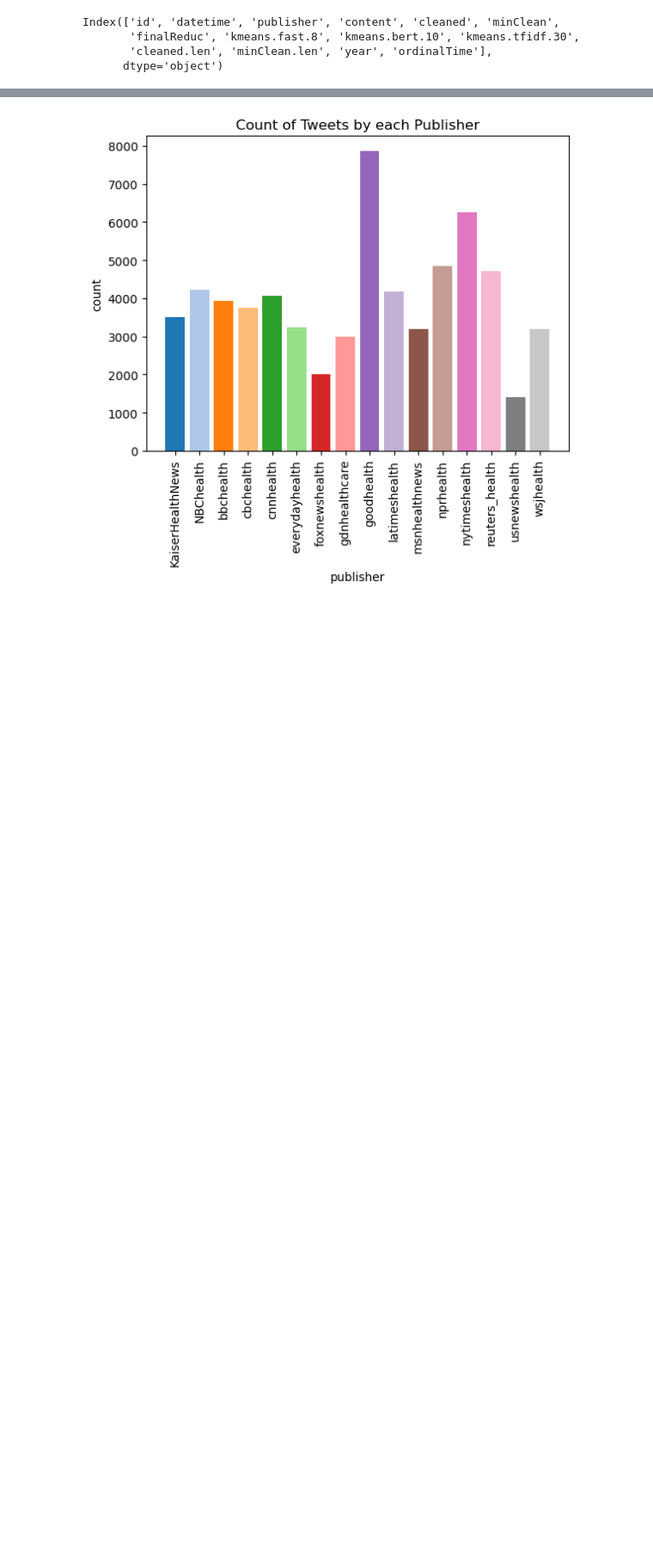
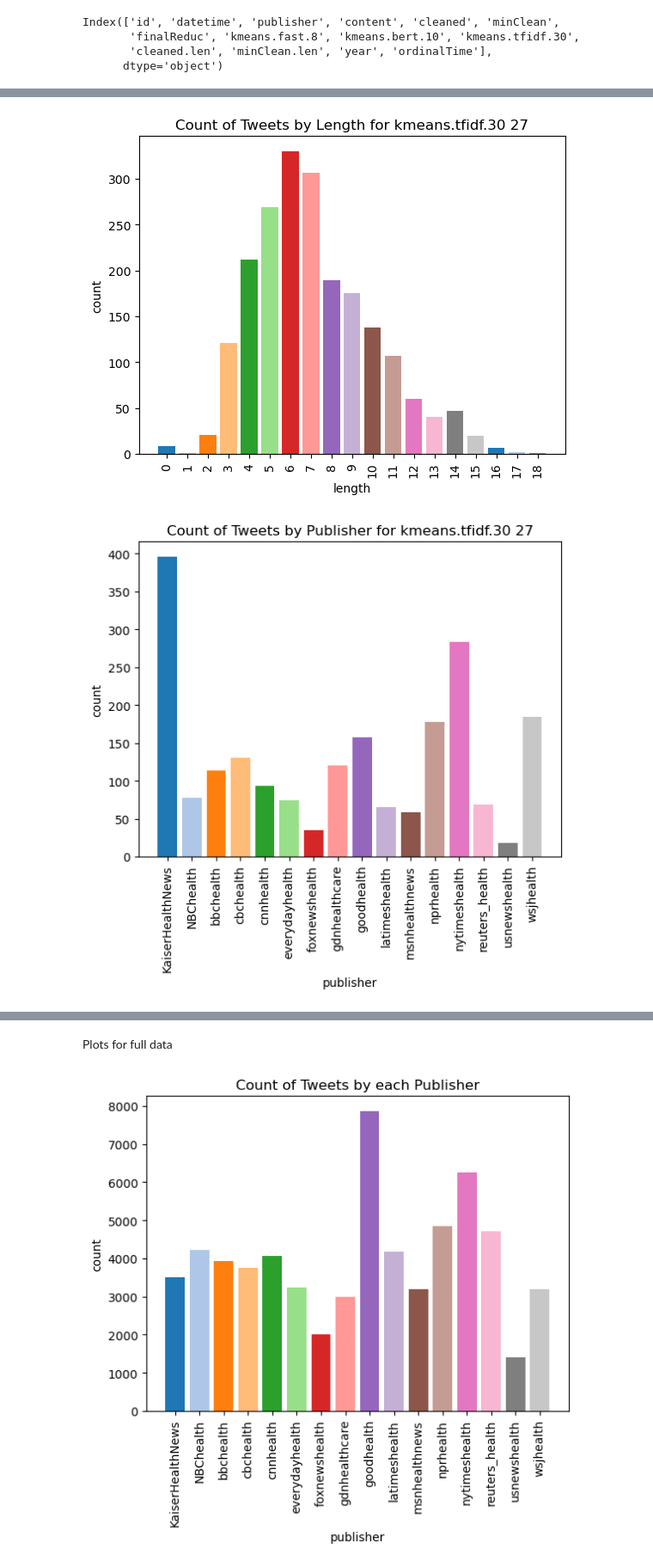
Before and after one commit to Pax-Newman/Twitter-Health-News-Mining, a Jupyter notebook: ClusterAnalysis.ipynb, the cells around one changed output, grey strips where cells are left out. Shown at 86% size. Drawn from its saved outputs; the diff is of its cells as text; code cells hidden in the pictures; blank space fills up the shorter version.

Commit message:
try out the plotAll function with a column name and cluster label

```diff
--- a/ClusterAnalysis.ipynb
+++ b/ClusterAnalysis.ipynb
@@ -18,15 +18,12 @@ import pickle
 from scipy.stats import gaussian_kde
 # %%
 df = pd.read_pickle("clusterLabelData.2023-06-07.pickle")
+topics = pd.read_pickle("topic_labels.pickle")
 
 df['cleaned.len'] = df['cleaned'].apply(str.split, sep = " ").apply(len)-1
 df['minClean.len'] = df['minClean'].apply(str.split, sep = " ").apply(len)-1
 df['datetime'] = pd.to_datetime(df['datetime'])
 df['year'] = df['datetime'].dt.year
-#df['time'] = df['datetime'].dt.strftime('%Y-%m')
+df['topics.bert.8'] = list(topics['bert_topic_label'])
+df['topics.fast.8'] = list(topics['fast_topic_label'])
 df['ordinalTime'] = [x.toordinal() for x in df['datetime']]
-
-
-bert_group = df.groupby(df['kmeans.bert.10'])
-fast_group = df.groupby(df['kmeans.fast.8'])
-tfidf_group = df.groupby(df['kmeans.tfidf.30'])
@@ -60,0 +177,21 @@ Plotting publisher by cluster
+# %%
+def plotTopicsFast(column, n):
+    # plot publishers
+    topics = np.unique(df[df[column]==n]['topics.fast.8'])
+    data = {
+        'topics': topics,
+        'count': [sum(df[df[column]==n]['topics.fast.8']==i) for i in topics]
+    }
+    plotdf = pd.DataFrame(data)
+    # Create the bar plot
+    fig, ax = plt.subplots()
+    ax.bar(plotdf['topics'], plotdf['count'], color = plt.cm.tab20(np.linspace(0, 1, 20))[:16])
+    ax.set_xticks(np.arange(8))
+    plt.xticks(rotation=90)
+    # ax.set_xticklabels(rotation=90)
+    # Set the labels and title
+    ax.set_xlabel('cluster')
+    ax.set_ylabel('count')
+    ax.set_title('Count of Tweets by FastText Topic Cluster for '+column+' '+str(n))
+    # Display the plot
+    plt.show()
@@ -60,0 +219,15 @@ Plotting publisher by cluster
+# %%
+def plotAll(column, n):
+    plotLength(column,n)
+    plotPublisher(column,n)
+    plotTime(column, n)
+    plotKBert(column, n)
+    plotKFast(column, n)
+    plotKTfidf(column, n)
+    plotTopicsBert(column,n)
+    plotTopicsFast(column,n)
+# %%
+plotAll('kmeans.tfidf.30',27)
+# %% [output]
+[figure, added]
+[figure, added]
@@ -61,3 +240,5 @@ Plotting publisher by cluster
+# %% [markdown]
+Plots for full data
 # %%
 # Example data
 
```
Also changed, not shown: parts of 28 cells of this notebook.
